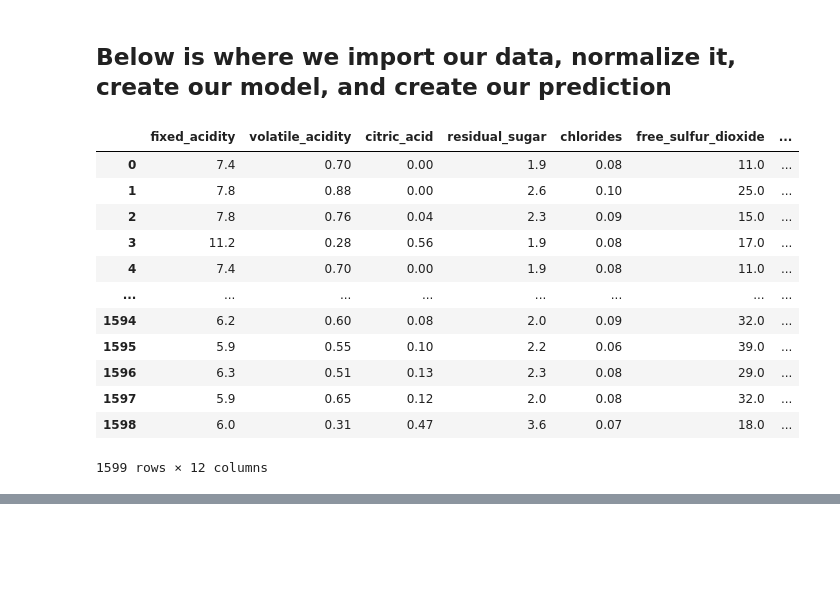
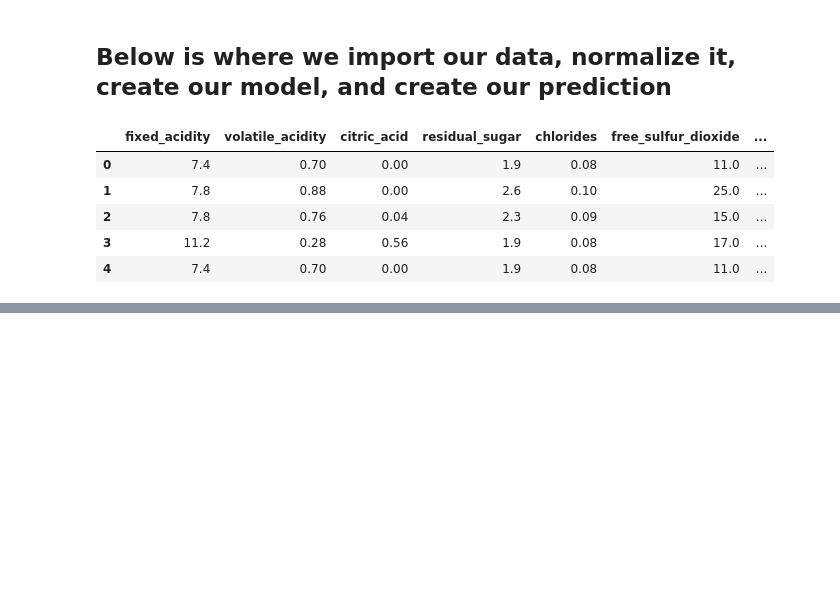
Before and after one commit to robsaye/C964_Capstone_Wine_Classification, a Jupyter notebook: C964_Capstone_Wine_Predictor.ipynb, the cells around one changed output, grey strips where cells are left out. Drawn from its saved outputs; the diff is of its cells as text; code cells hidden in the pictures; blank space fills up the shorter version.

```diff
--- a/C964_Capstone_Wine_Predictor.ipynb
+++ b/C964_Capstone_Wine_Predictor.ipynb
@@ -22,17 +32,10 @@ white_wine = pd.read_csv("data/white_wine_quality.csv")
 # %%
 # Lets just check the data to ensure it imported correctly
-red_wine
+red_wine.head()
 # %% [output]
 |  | fixed_acidity | volatile_acidity | citric_acid | residual_sugar | chlorides | free_sulfur_dioxide | ... |
 | 0 | 7.4 | 0.70 | 0.00 | 1.9 | 0.08 | 11.0 | ... |
 | 1 | 7.8 | 0.88 | 0.00 | 2.6 | 0.10 | 25.0 | ... |
 | 2 | 7.8 | 0.76 | 0.04 | 2.3 | 0.09 | 15.0 | ... |
 | 3 | 11.2 | 0.28 | 0.56 | 1.9 | 0.08 | 17.0 | ... |
 | 4 | 7.4 | 0.70 | 0.00 | 1.9 | 0.08 | 11.0 | ... |
-| ... | ... | ... | ... | ... | ... | ... | ... |
-| 1594 | 6.2 | 0.60 | 0.08 | 2.0 | 0.09 | 32.0 | ... |
-| 1595 | 5.9 | 0.55 | 0.10 | 2.2 | 0.06 | 39.0 | ... |
-| 1596 | 6.3 | 0.51 | 0.13 | 2.3 | 0.08 | 29.0 | ... |
-| 1597 | 5.9 | 0.65 | 0.12 | 2.0 | 0.08 | 32.0 | ... |
-| 1598 | 6.0 | 0.31 | 0.47 | 3.6 | 0.07 | 18.0 | ... |
-1599 rows × 12 columns
```
Also changed, not shown: parts of 77 cells of this notebook, 1 other file.
